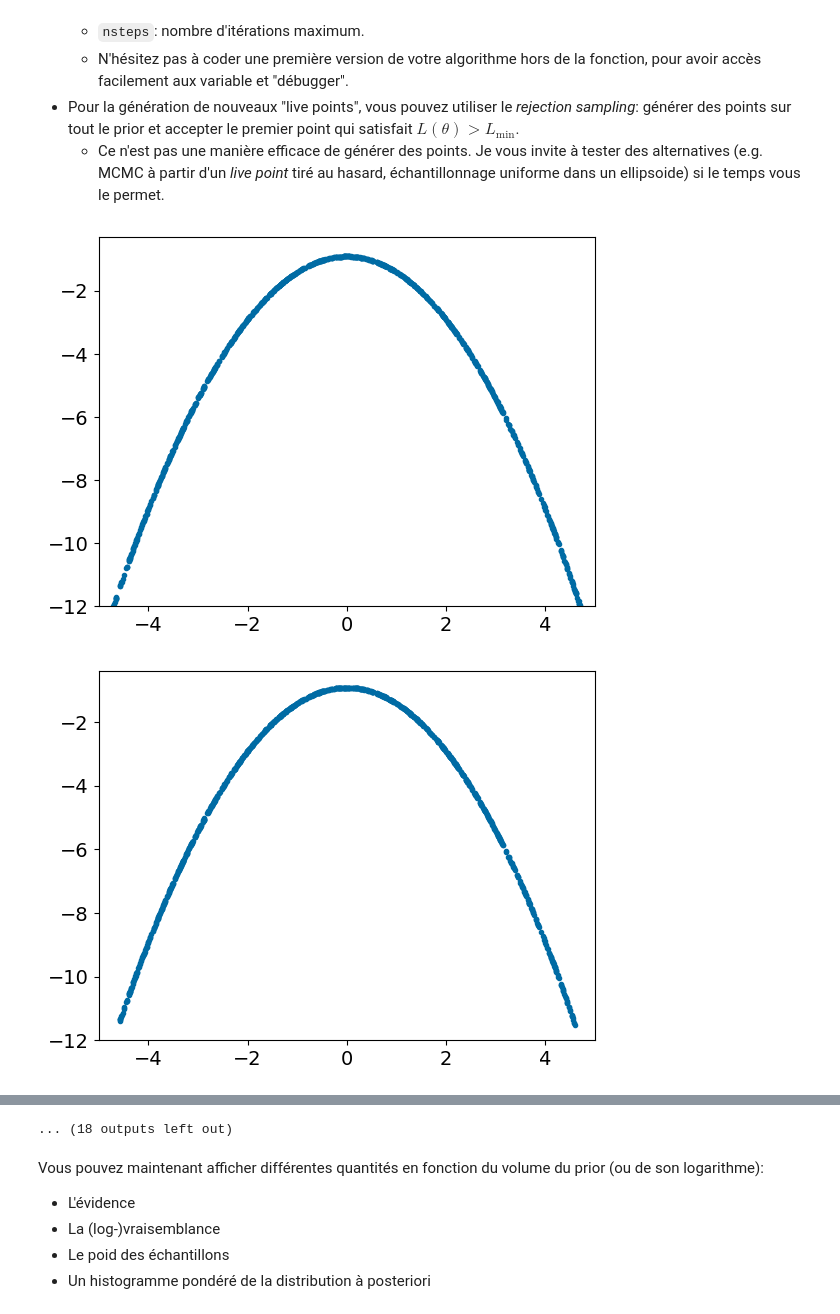
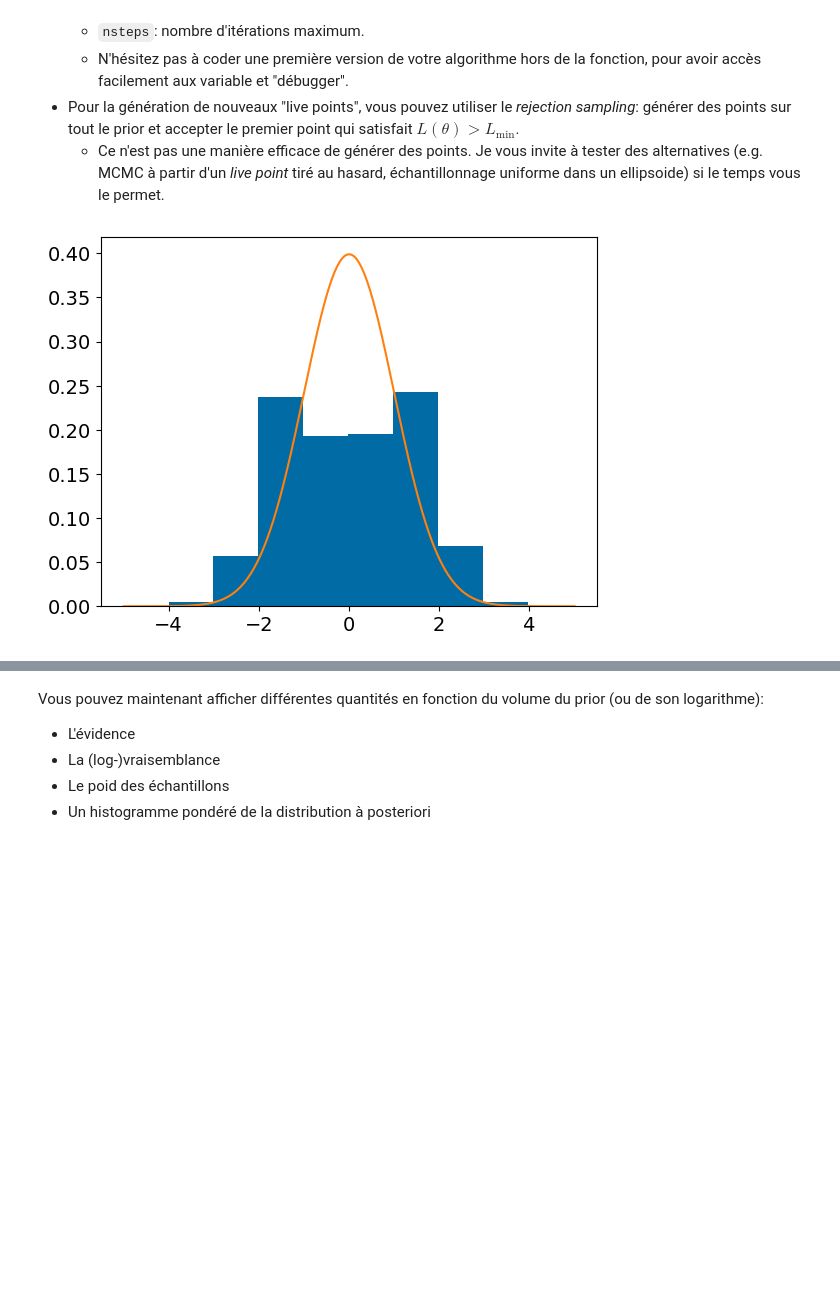
Before and after one commit to cimonaghan/phys3051, a Jupyter notebook: demo-tp5/Nested_sampling_blank.ipynb, the cells around one changed output, grey strips where cells are left out. Cells and saved outputs as stored; diff of their text form; code cells hidden in the pictures; blank space fills up the shorter version.

```diff
--- a/demo-tp5/Nested_sampling_blank.ipynb
+++ b/demo-tp5/Nested_sampling_blank.ipynb
@@ -87,7 +87,7 @@ Voici quelques suggestions ci-dessous.
 
 ndim = 1
 nlive = 500
-nsteps = 3000
+nsteps = 5000
 
 u_ndim = np.random.uniform(0,1,size=(ndim,nsteps))
 u_live = u_ndim[0]
@@ -97,44 +97,51 @@ ll_live = log_likelihood(p_live)
 p_dead = np.empty(nsteps)
 ll_dead = np.empty(nsteps)
 Z = np.empty(nsteps)
+X = np.empty(nsteps)
+w = np.empty(nsteps)
 
 Xprev = 1.0
 Zprev = 0.0
 
 for i in tqdm.tqdm(range(nsteps)):
     min_ind = np.argmin(ll_live)
 
     p_min = p_live[min_ind]
     ll_min = ll_live[min_ind]
 
     p_dead[i] = p_min
     ll_dead[i] = ll_min
 
     Xi = np.exp(-i/nlive)
     dXi = Xprev - Xi
     Xprev = Xi
 
     Z[i] = Zprev + ll_min * dXi
+    X[i] = Xi
+    w[i] = np.exp(ll_min) * dXi
     Zprev = Z[i]
 
-    if i % 100 == 0:
-        plt.plot(p_live, ll_live, '.')
-        plt.xlim([-5,5])
-        plt.ylim((-12))
-        plt.show()
-
+    # if i % 100 == 0:
+    #     plt.plot(p_live, ll_live, '.')
+    #     plt.xlim([-5,5])
+    #     plt.ylim((-12))
+    #     plt.show()
+    #
     #New live point
 
     ll_new = - np.inf
 
     while ll_new <= ll_min:
         unew = np.random.uniform(0,1)
         pnew = prior_transform(unew)
         ll_new = log_likelihood(pnew)
 
     u_live[min_ind] = unew
     p_live[min_ind] = pnew
     ll_live[min_ind] = ll_new
+
+plt.hist(p_dead, density=True, weights=w)
+plt.plot(theta_vals, np.exp(log_likelihood(theta_vals)))
+plt.show()
 # %% [output]
-[figure, old version]
+[figure, new version]
-[figure, removed]
@@ -151,4 +148,3 @@ for i in tqdm.tqdm(range(nsteps)):
-... (18 outputs left out)
 # %% [markdown]
 Vous pouvez maintenant afficher différentes quantités en fonction du volume du prior (ou de son logarithme):
 
```
Also changed, not shown: parts of 2 cells of this notebook, 5 other files.
